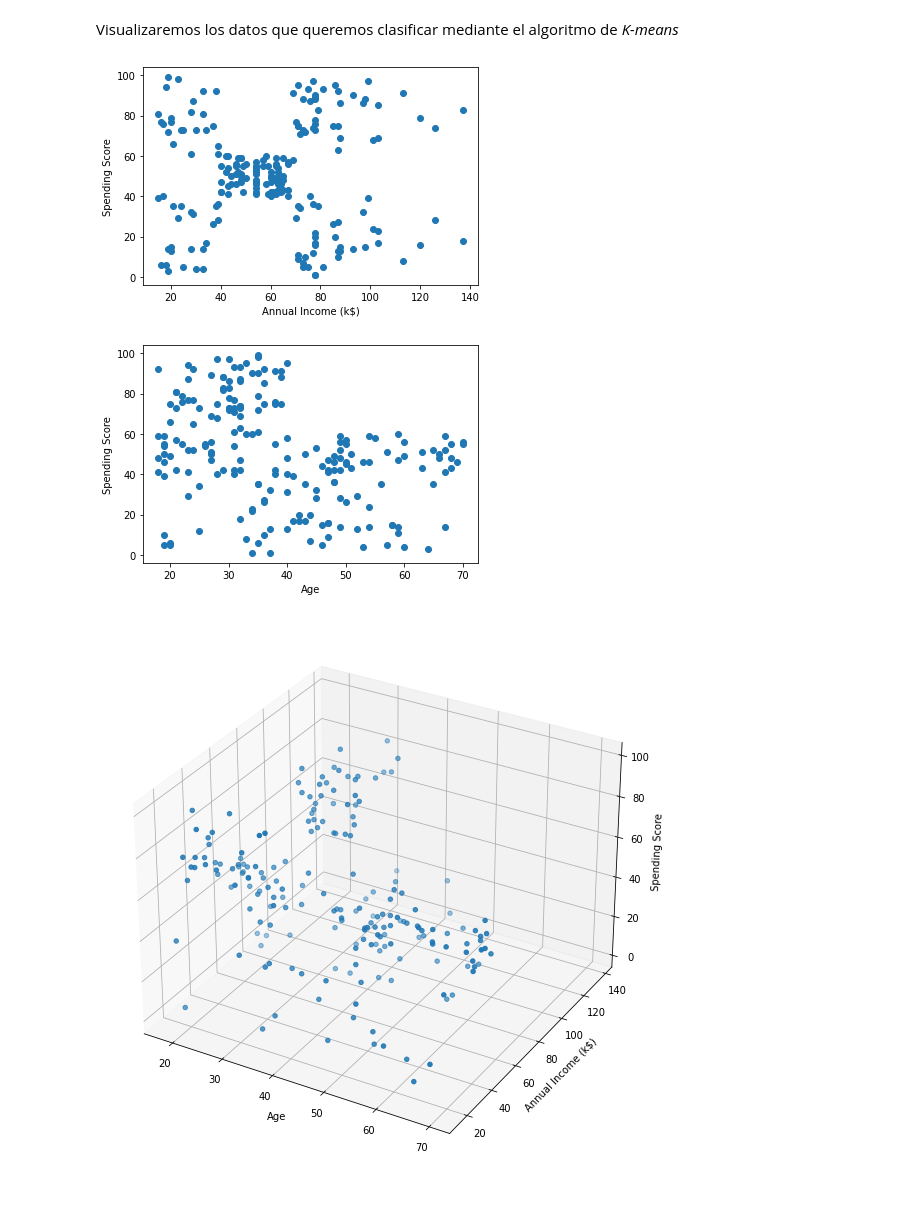
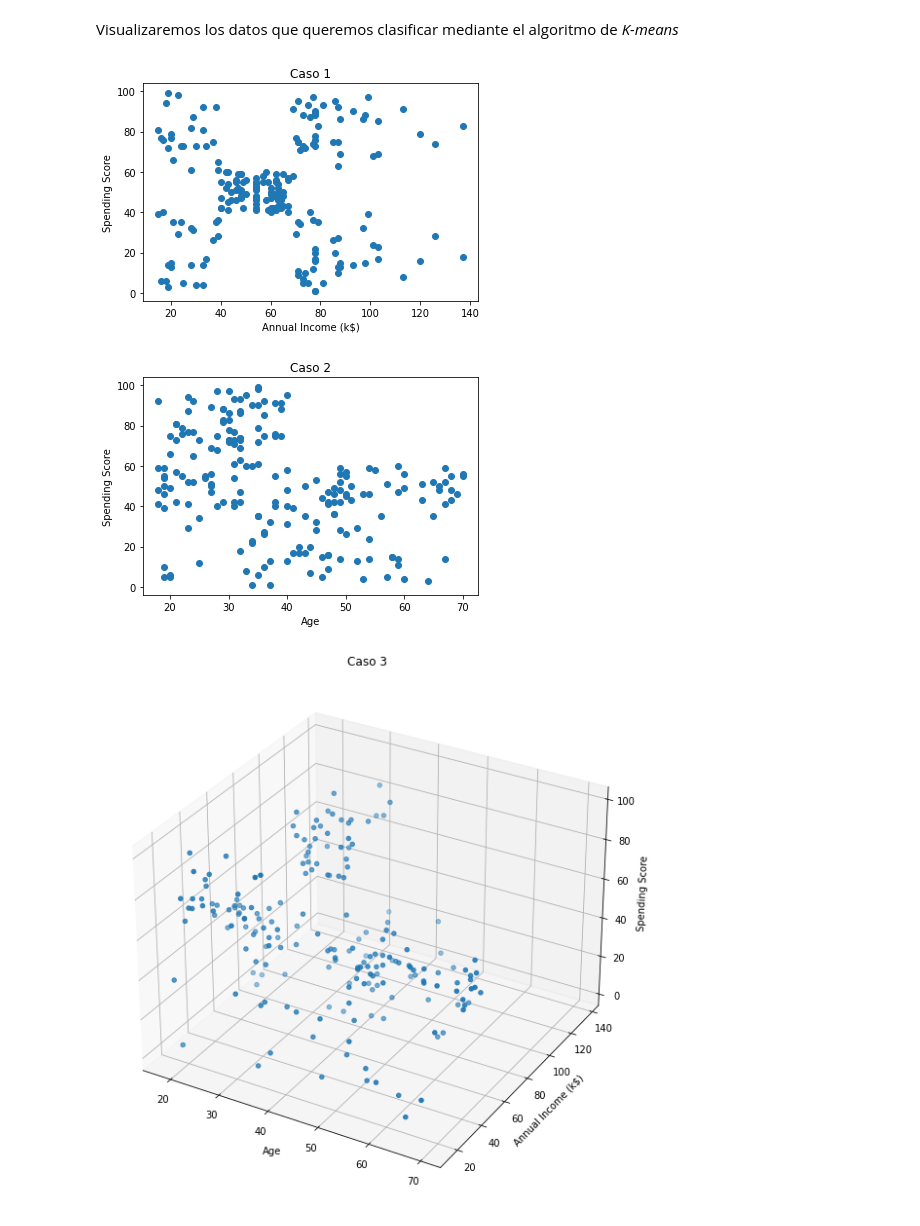
Before and after one commit to MDG99/k-means, a Jupyter notebook: 01 Mall Customer dataset.ipynb, the cells around one changed output. Cells and saved outputs as stored; diff of their text form; code cells hidden in the pictures.

```diff
--- a/01 Mall Customer dataset.ipynb
+++ b/01 Mall Customer dataset.ipynb
@@ -68,25 +67,28 @@ En todos se implementarán los algoritmos de clasificación no supervisada de ma
 Visualizaremos los datos que queremos clasificar mediante el algoritmo de *K-means*
 # %%
 plt.scatter(data[['Annual_Income_(k$)']], data[['Spending_Score']])
+plt.title('Caso 1')
 plt.xlabel('Annual Income (k$)')
 plt.ylabel('Spending Score')
 plt.show()
 # %% [output]
-[figure, old version]
+[figure, new version]
 # %%
 plt.scatter(data[['Age']], data[['Spending_Score']])
+plt.title('Caso 2')
 plt.xlabel('Age')
 plt.ylabel('Spending Score')
 plt.show()
 # %% [output]
-[figure, old version]
+[figure, new version]
 # %%
 fig = plt.figure(figsize=(20,10))
 ax = fig.add_subplot(111, projection='3d')
 ax.scatter(data[['Age']], data[['Annual_Income_(k$)']], data[['Spending_Score']])
+plt.title('Caso 3')
 plt.xlabel('Age')
 plt.ylabel('Annual Income (k$)')
 ax.set_zlabel('Spending Score')
 plt.show()
 # %% [output]
-[figure, old version]
+[figure, new version]
```
Also changed, not shown: parts of 22 cells of this notebook.
